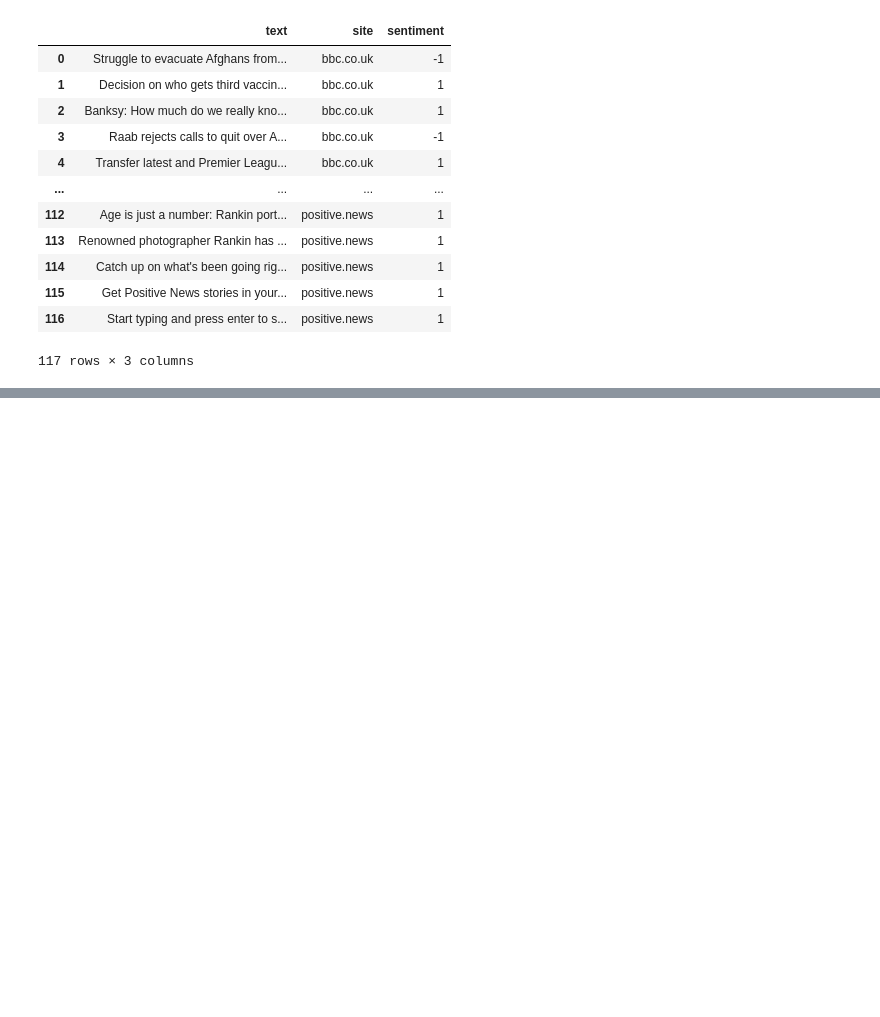
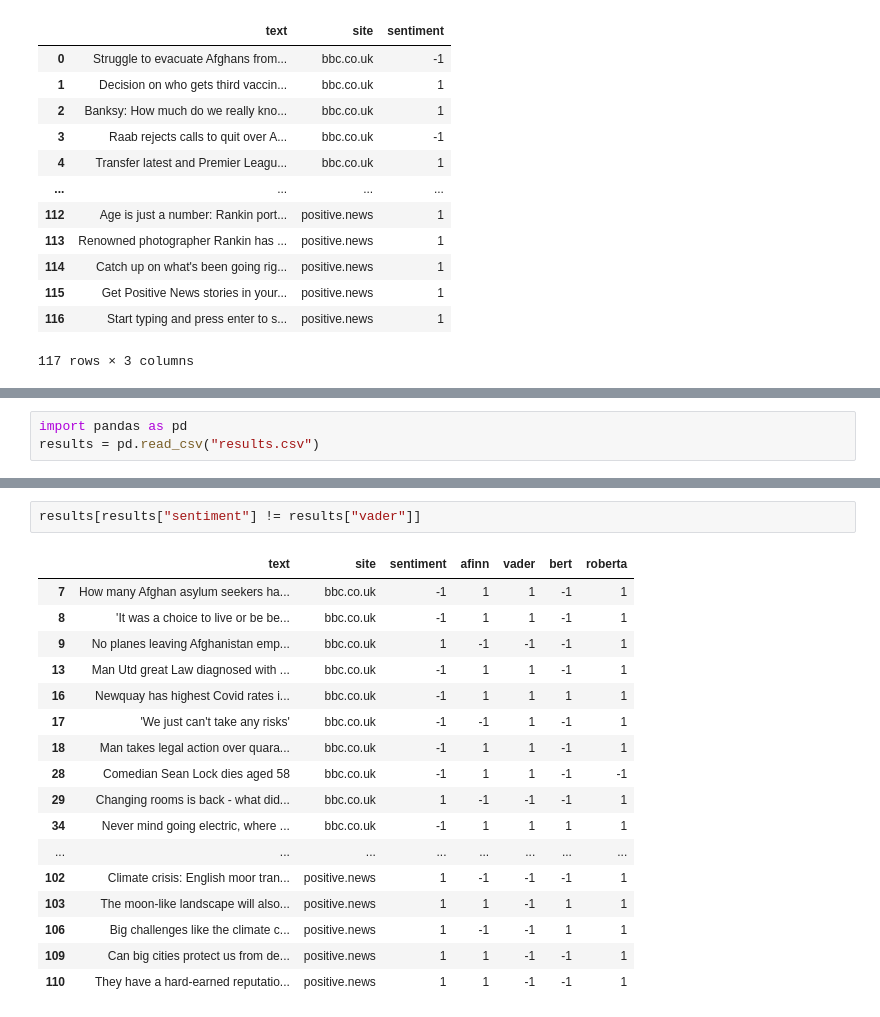
Before and after one commit to mihailthebuilder/bright-news-backend, a Jupyter notebook: research/model.ipynb, the cells around one changed output, grey strips where cells are left out. Cells and saved outputs as stored; diff of their text form; blank space fills up the shorter version.

```diff
--- a/research/model.ipynb
+++ b/research/model.ipynb
@@ -269,0 +116,3 @@ dtype: int64
+# %%
+import pandas as pd
+results = pd.read_csv("results.csv")
@@ -269,0 +145,20 @@ dtype: int64
+# %%
+results[results["sentiment"] != results["vader"]]
+# %% [output]
+|  | text | site | sentiment | afinn | vader | bert | roberta |
+| 7 | How many Afghan asylum seekers ha... | bbc.co.uk | -1 | 1 | 1 | -1 | 1 |
+| 8 | 'It was a choice to live or be be... | bbc.co.uk | -1 | 1 | 1 | -1 | 1 |
+| 9 | No planes leaving Afghanistan emp... | bbc.co.uk | 1 | -1 | -1 | -1 | 1 |
+| 13 | Man Utd great Law diagnosed with ... | bbc.co.uk | -1 | 1 | 1 | -1 | 1 |
+| 16 | Newquay has highest Covid rates i... | bbc.co.uk | -1 | 1 | 1 | 1 | 1 |
+| 17 | 'We just can't take any risks' | bbc.co.uk | -1 | -1 | 1 | -1 | 1 |
+| 18 | Man takes legal action over quara... | bbc.co.uk | -1 | 1 | 1 | -1 | 1 |
+| 28 | Comedian Sean Lock dies aged 58 | bbc.co.uk | -1 | 1 | 1 | -1 | -1 |
+| 29 | Changing rooms is back - what did... | bbc.co.uk | 1 | -1 | -1 | -1 | 1 |
+| 34 | Never mind going electric, where ... | bbc.co.uk | -1 | 1 | 1 | 1 | 1 |
+| ... | ... | ... | ... | ... | ... | ... | ... |
+| 102 | Climate crisis: English moor tran... | positive.news | 1 | -1 | -1 | -1 | 1 |
+| 103 | The moon-like landscape will also... | positive.news | 1 | 1 | -1 | 1 | 1 |
+| 106 | Big challenges like the climate c... | positive.news | 1 | -1 | -1 | 1 | 1 |
+| 109 | Can big cities protect us from de... | positive.news | 1 | 1 | -1 | -1 | 1 |
+| 110 | They have a hard-earned reputatio... | positive.news | 1 | 1 | -1 | -1 | 1 |
```
Also changed, not shown: parts of 34 cells of this notebook, 1 other file.
